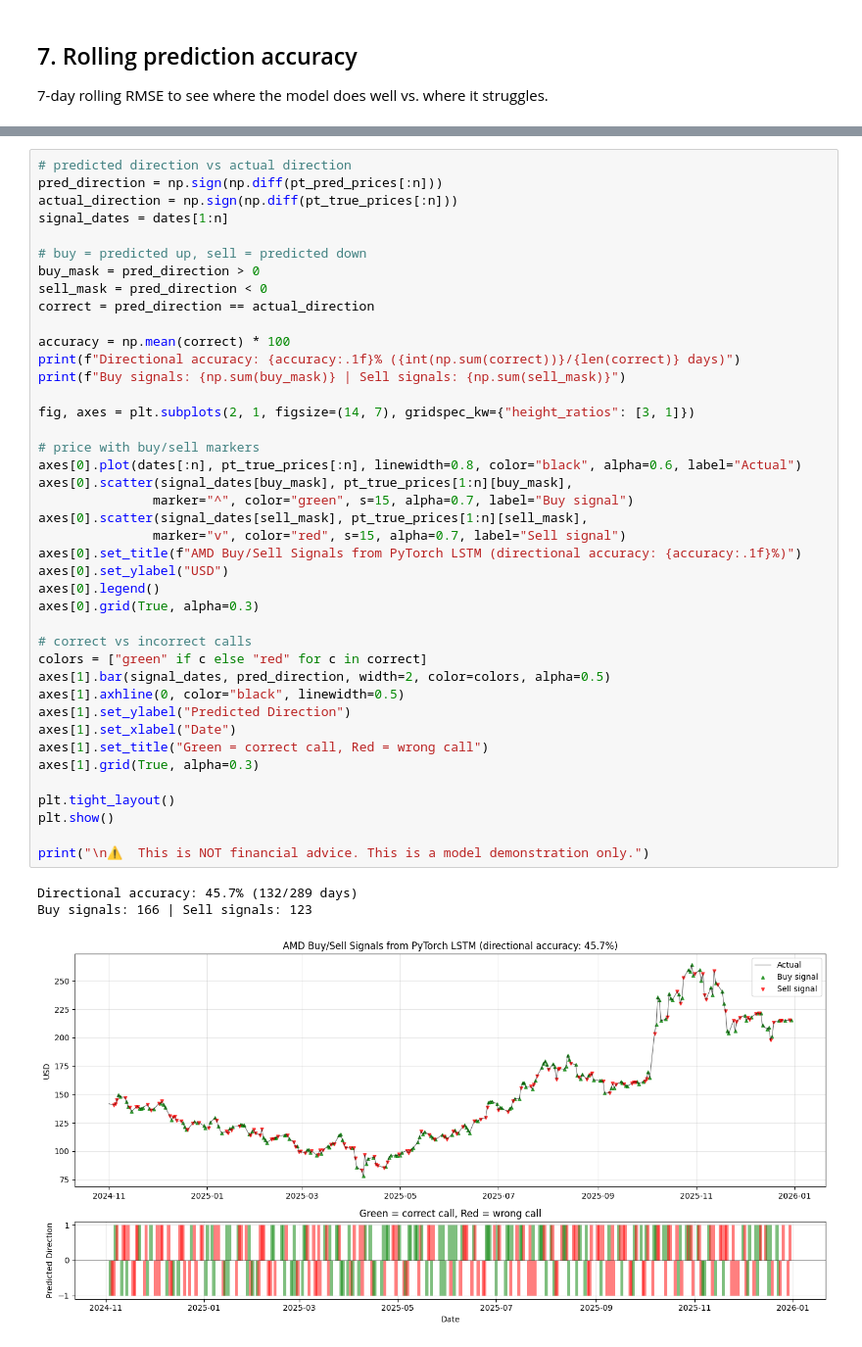
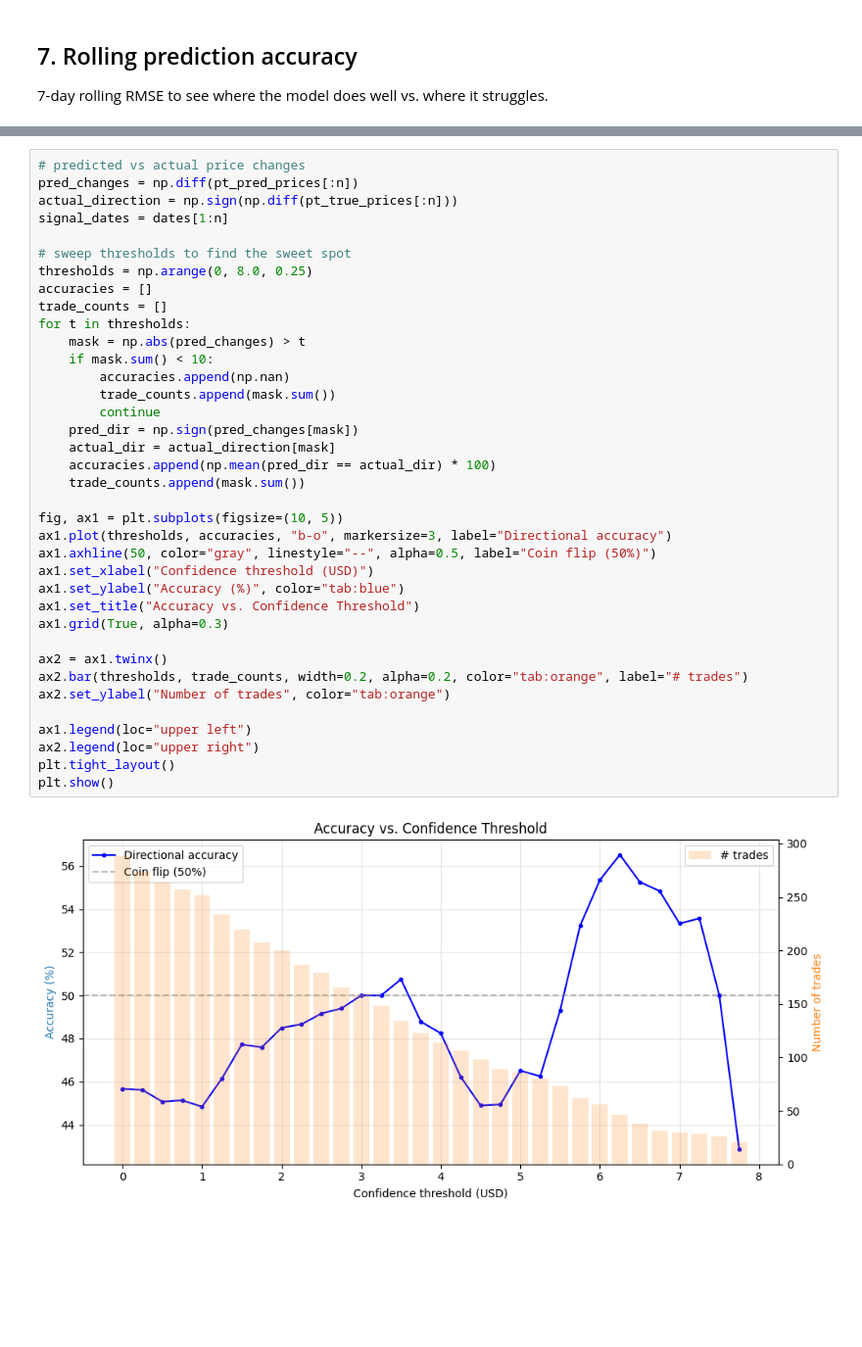
Before and after one commit to UBParker/predict, a Jupyter notebook: notebooks/amd_example.ipynb, the cells around one changed output, grey strips where cells are left out. Shown at 98% size. Saved outputs shown, nothing was run; the diff lists cells and outputs as text; blank space fills up the shorter version.

```diff
--- a/notebooks/amd_example.ipynb
+++ b/notebooks/amd_example.ipynb
@@ -250,45 +250,39 @@ plt.show()
 # %%
-# predicted direction vs actual direction
-pred_direction = np.sign(np.diff(pt_pred_prices[:n]))
+# predicted vs actual price changes
+pred_changes = np.diff(pt_pred_prices[:n])
 actual_direction = np.sign(np.diff(pt_true_prices[:n]))
 signal_dates = dates[1:n]
 
-# buy = predicted up, sell = predicted down
-buy_mask = pred_direction > 0
-sell_mask = pred_direction < 0
-correct = pred_direction == actual_direction
+# sweep thresholds to find the sweet spot
+thresholds = np.arange(0, 8.0, 0.25)
+accuracies = []
+trade_counts = []
+for t in thresholds:
+    mask = np.abs(pred_changes) > t
+    if mask.sum() < 10:
+        accuracies.append(np.nan)
+        trade_counts.append(mask.sum())
+        continue
+    pred_dir = np.sign(pred_changes[mask])
+    actual_dir = actual_direction[mask]
+    accuracies.append(np.mean(pred_dir == actual_dir) * 100)
+    trade_counts.append(mask.sum())
 
-accuracy = np.mean(correct) * 100
-print(f"Directional accuracy: {accuracy:.1f}% ({int(np.sum(correct))}/{len(correct)} days)")
-print(f"Buy signals: {np.sum(buy_mask)} | Sell signals: {np.sum(sell_mask)}")
+fig, ax1 = plt.subplots(figsize=(10, 5))
+ax1.plot(thresholds, accuracies, "b-o", markersize=3, label="Directional accuracy")
+ax1.axhline(50, color="gray", linestyle="--", alpha=0.5, label="Coin flip (50%)")
+ax1.set_xlabel("Confidence threshold (USD)")
+ax1.set_ylabel("Accuracy (%)", color="tab:blue")
+ax1.set_title("Accuracy vs. Confidence Threshold")
+ax1.grid(True, alpha=0.3)
 
-fig, axes = plt.subplots(2, 1, figsize=(14, 7), gridspec_kw={"height_ratios": [3, 1]})
+ax2 = ax1.twinx()
+ax2.bar(thresholds, trade_counts, width=0.2, alpha=0.2, color="tab:orange", label="# trades")
+ax2.set_ylabel("Number of trades", color="tab:orange")
 
-# price with buy/sell markers
-axes[0].plot(dates[:n], pt_true_prices[:n], linewidth=0.8, color="black", alpha=0.6, label="Actual")
-axes[0].scatter(signal_dates[buy_mask], pt_true_prices[1:n][buy_mask],
-               marker="^", color="green", s=15, alpha=0.7, label="Buy signal")
-axes[0].scatter(signal_dates[sell_mask], pt_true_prices[1:n][sell_mask],
-               marker="v", color="red", s=15, alpha=0.7, label="Sell signal")
-axes[0].set_title(f"AMD Buy/Sell Signals from PyTorch LSTM (directional accuracy: {accuracy:.1f}%)")
-axes[0].set_ylabel("USD")
-axes[0].legend()
-axes[0].grid(True, alpha=0.3)
-
-# correct vs incorrect calls
-colors = ["green" if c else "red" for c in correct]
-axes[1].bar(signal_dates, pred_direction, width=2, color=colors, alpha=0.5)
-axes[1].axhline(0, color="black", linewidth=0.5)
-axes[1].set_ylabel("Predicted Direction")
-axes[1].set_xlabel("Date")
-axes[1].set_title("Green = correct call, Red = wrong call")
-axes[1].grid(True, alpha=0.3)
-
+ax1.legend(loc="upper left")
+ax2.legend(loc="upper right")
 plt.tight_layout()
 plt.show()
-
-print("\n⚠️  This is NOT financial advice. This is a model demonstration only.")
 # %% [output]
-Directional accuracy: 45.7% (132/289 days)
-Buy signals: 166 | Sell signals: 123
-[figure, old version]
+[figure, new version]
```
Also changed, not shown: parts of 7 cells of this notebook.
